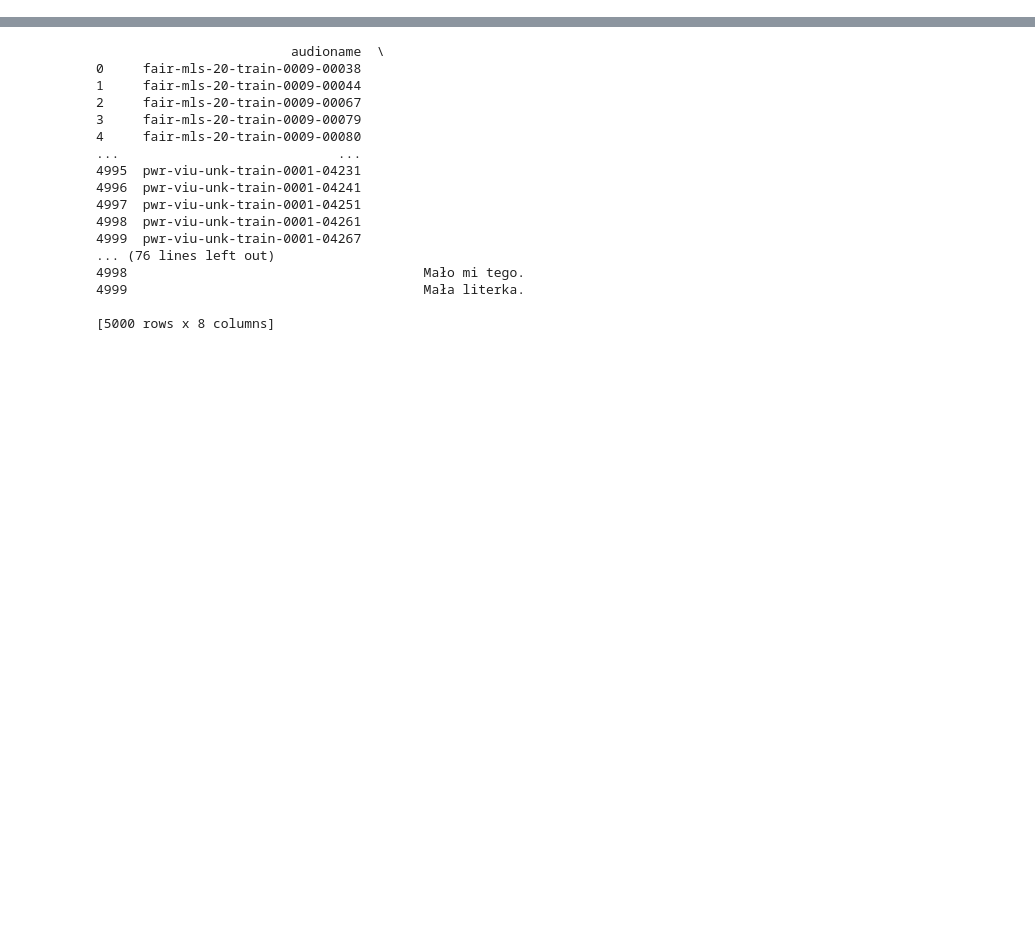
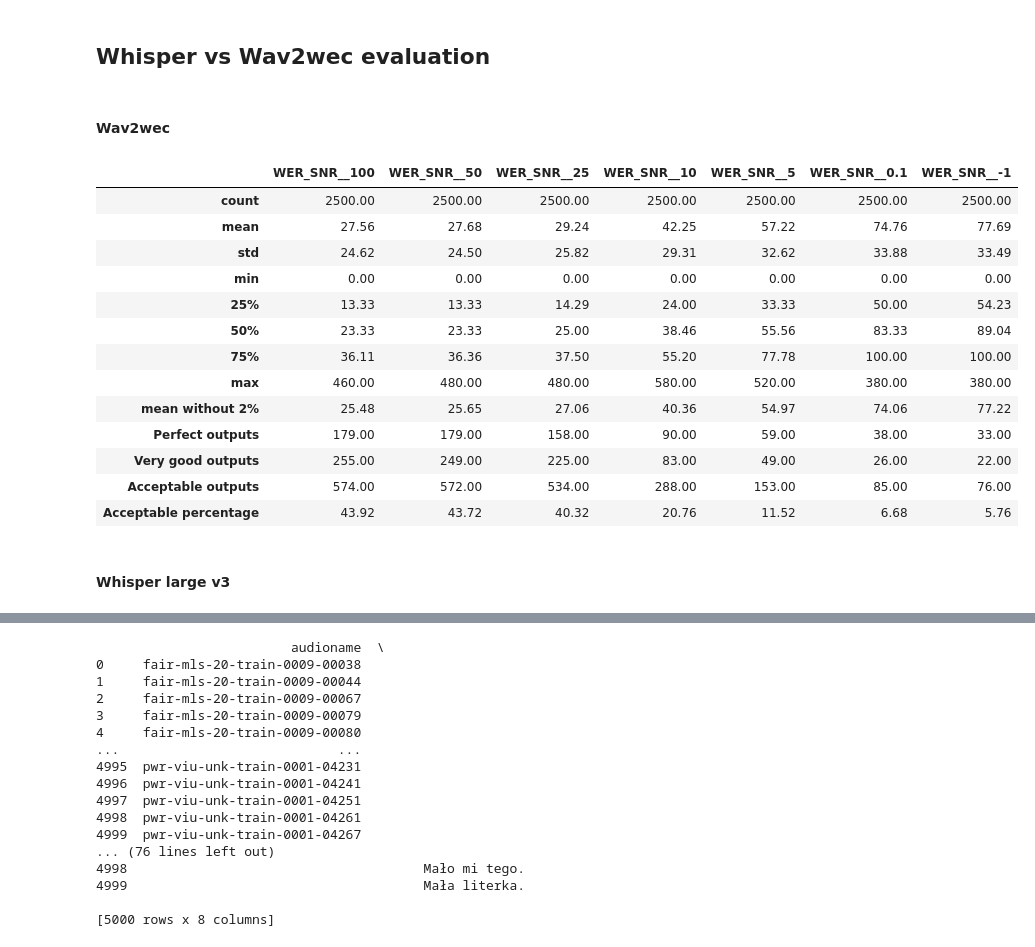
Before and after one commit to eryk0wski/ASR-SNR-Research, a Jupyter notebook: testing_evaluation.ipynb, the cells around one changed output, grey strips where cells are left out. Cells and saved outputs as stored; diff of their text form; code cells hidden in the pictures; blank space fills up the shorter version.

```diff
--- a/testing_evaluation.ipynb
+++ b/testing_evaluation.ipynb
@@ -5,0 +16,4 @@ from src.data_plotting import histogram_plotting, boxplot_plotting, kde_plotting
+# %% [markdown]
+## Whisper vs Wav2wec evaluation
+# %%
+df_wav2wec = pd.read_parquet('./data/parquets/wav2wec_wer.parquet.gzip')
@@ -5,0 +22,2 @@ from src.data_plotting import histogram_plotting, boxplot_plotting, kde_plotting
+# %% [markdown]
+#### Wav2wec
@@ -5,0 +26,19 @@ from src.data_plotting import histogram_plotting, boxplot_plotting, kde_plotting
+# %%
+wav2wec_stats
+# %% [output]
+|  | WER_SNR__100 | WER_SNR__50 | WER_SNR__25 | WER_SNR__10 | WER_SNR__5 | WER_SNR__0.1 | WER_SNR__-1 |
+| count | 2500.00 | 2500.00 | 2500.00 | 2500.00 | 2500.00 | 2500.00 | 2500.00 |
+| mean | 27.56 | 27.68 | 29.24 | 42.25 | 57.22 | 74.76 | 77.69 |
+| std | 24.62 | 24.50 | 25.82 | 29.31 | 32.62 | 33.88 | 33.49 |
+| min | 0.00 | 0.00 | 0.00 | 0.00 | 0.00 | 0.00 | 0.00 |
+| 25% | 13.33 | 13.33 | 14.29 | 24.00 | 33.33 | 50.00 | 54.23 |
+| 50% | 23.33 | 23.33 | 25.00 | 38.46 | 55.56 | 83.33 | 89.04 |
+| 75% | 36.11 | 36.36 | 37.50 | 55.20 | 77.78 | 100.00 | 100.00 |
+| max | 460.00 | 480.00 | 480.00 | 580.00 | 520.00 | 380.00 | 380.00 |
+| mean without 2% | 25.48 | 25.65 | 27.06 | 40.36 | 54.97 | 74.06 | 77.22 |
+| Perfect outputs | 179.00 | 179.00 | 158.00 | 90.00 | 59.00 | 38.00 | 33.00 |
+| Very good outputs | 255.00 | 249.00 | 225.00 | 83.00 | 49.00 | 26.00 | 22.00 |
+| Acceptable outputs | 574.00 | 572.00 | 534.00 | 288.00 | 153.00 | 85.00 | 76.00 |
+| Acceptable percentage | 43.92 | 43.72 | 40.32 | 20.76 | 11.52 | 6.68 | 5.76 |
+# %% [markdown]
+#### Whisper large v3
```
Also changed, not shown: parts of 38 cells of this notebook, 19 other files.
